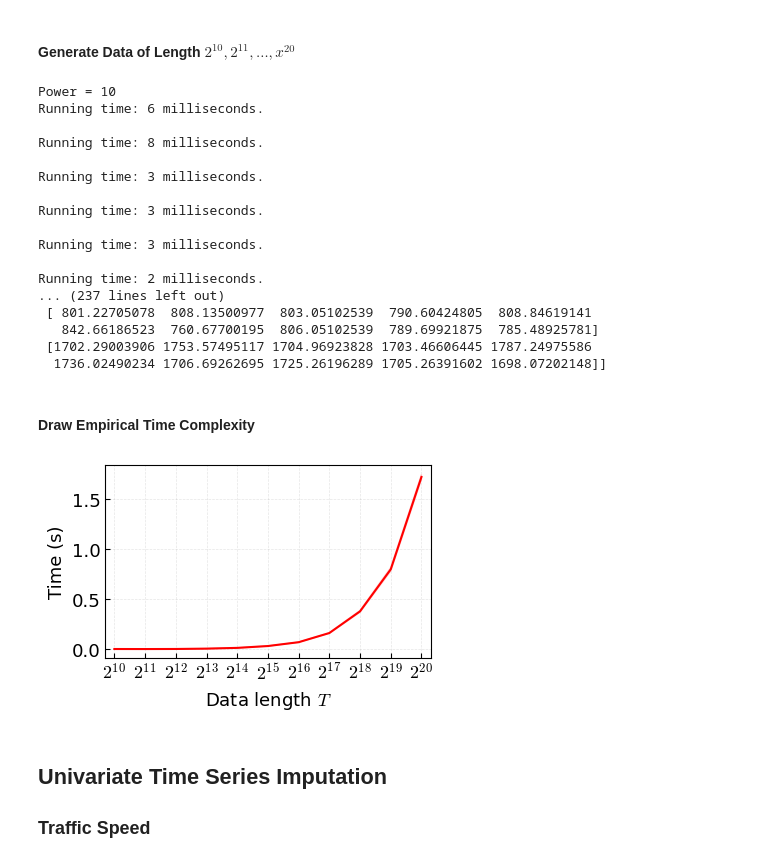
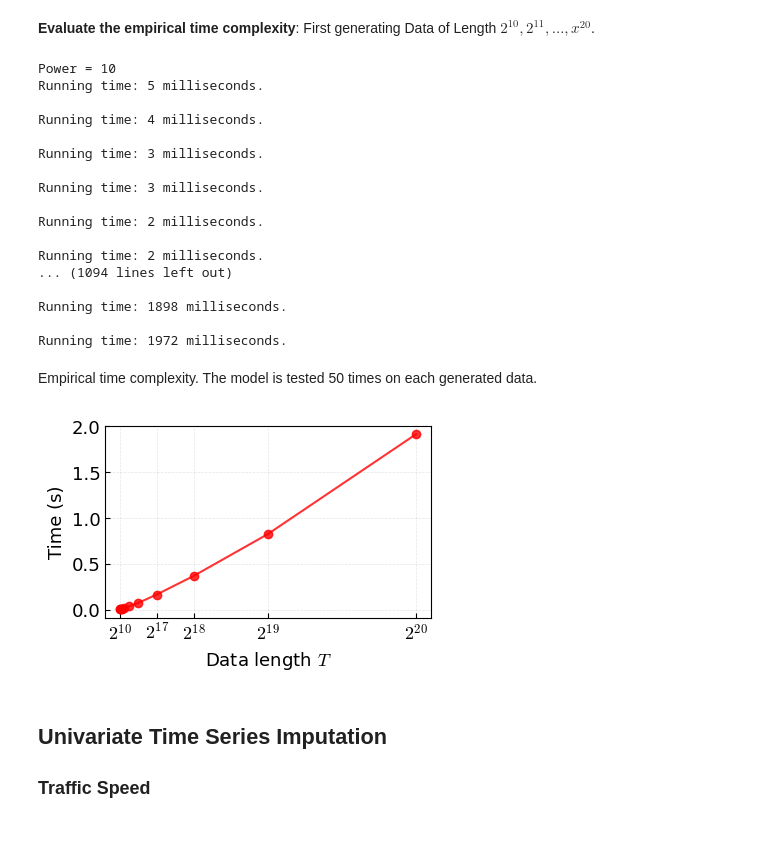
Before and after one commit to xinychen/LCR, a Jupyter notebook: univariate-models/LCR.ipynb, the cells around one changed output. Drawn from its saved outputs; the diff is of its cells as text; code cells hidden in the pictures; blank space fills up the shorter version.

```diff
--- a/univariate-models/LCR.ipynb
+++ b/univariate-models/LCR.ipynb
@@ -59,7 +59,7 @@ def LCR(y_true, y, lmbda, gamma, tau, maxiter = 50):
             print()
     return x
 # %% [markdown]
-#### Generate Data of Length $2^{10},2^{11},\ldots,x^{20}$
+**Evaluate the empirical time complexity**: First generating Data of Length $2^{10},2^{11},\ldots,x^{20}$.
 # %%
 import numpy as np
 np.random.seed(1)
@@ -67,73 +67,66 @@ import time
 
 tau = 2
 t = 0
-time_mat = np.zeros((11, 10))
+repeat = 50
+time_mat1 = np.zeros((11, repeat))
 for power in range(10, 21, 1):
     print('Power = {}'.format(power))
     T = 2 ** power
     y = np.random.randn(T)
     lmbda = 5e-3 * T
     gamma = 2 * lmbda
-    for i in range(10):
+    for i in range(repeat):
         start = time.time() * 1000
         x = LCR(y, y, lmbda, gamma, tau)
         end = time.time() * 1000
-        time_mat[t, i] = end - start
-        print('Running time: %d milliseconds.'%(time_mat[t, i]))
+        time_mat1[t, i] = end - start
+        print('Running time: %d milliseconds.'%(time_mat1[t, i]))
         print()
     t += 1
-print(time_mat)
 # %% [output]
 Power = 10
-Running time: 6 milliseconds.
+Running time: 5 milliseconds.
 
-Running time: 8 milliseconds.
-
-Running time: 3 milliseconds.
+Running time: 4 milliseconds.
 
 Running time: 3 milliseconds.
 
 Running time: 3 milliseconds.
 
 Running time: 2 milliseconds.
-... (237 lines left out)
- [ 801.22705078  808.13500977  803.05102539  790.60424805  808.84619141
-   842.66186523  760.67700195  806.05102539  789.69921875  785.48925781]
- [1702.29003906 1753.57495117 1704.96923828 1703.46606445 1787.24975586
-  1736.02490234 1706.69262695 1725.26196289 1705.26391602 1698.07202148]]
+
+Running time: 2 milliseconds.
+... (1094 lines left out)
+
+Running time: 1898 milliseconds.
+
+Running time: 1972 milliseconds.
-# %% [markdown]
-#### Draw Empirical Time Complexity
+# %% [markdown]
+Empirical time complexity. The model is tested 50 times on each generated data.
 # %%
 import matplotlib.pyplot as plt
 plt.rcParams['font.size'] = 13
 plt.rcParams['mathtext.fontset'] = 'cm'
 
 fig = plt.figure(figsize = (4.2, 2.5))
 ax = fig.add_subplot(1, 1, 1)
 
-power = time_mat.shape[0]
-plt.plot(np.mean(time_mat, axis = 1) / 1000, color = 'r')
-lower_error = np.mean(time_mat / 1000, axis = 1) - np.std(time_mat / 1000, axis = 1)
-upper_error = np.mean(time_mat / 1000, axis = 1) + np.std(time_mat / 1000, axis = 1)
-x = np.append(0, np.append(np.arange(0, power), np.flip(np.arange(0, power))))
-y = np.append(upper_error[0], np.append(lower_error, np.flip(upper_error)))
-plt.fill(x, y, color = 'r', alpha = 0.15)
+plt.plot(np.array([2**10, 2**11, 2**12, 2**13, 2**14, 2**15,
+                   2**16, 2**17, 2**18, 2**19, 2**20]),
+         np.mean(time_mat1, axis = 1) / 1000, '-o', color = 'r', alpha = 0.8)
 
-plt.xlim([-0.3, 10.3])
 plt.xlabel(r'Data length $T$')
 plt.ylabel('Time (s)')
-labels = [r'$2^{10}$', r'$2^{11}$', r'$2^{12}$', r'$2^{13}$',
-          r'$2^{14}$', r'$2^{15}$', r'$2^{16}$', r'$2^{17}$',
+labels = [r'$2^{10}$', r'$2^{17}$',
           r'$2^{18}$', r'$2^{19}$', r'$2^{20}$']
-plt.xticks(np.arange(0, 11), labels)
-# plt.yticks(np.arange(0, 10, 2))
+plt.xticks(np.array([2**10, 2**17, 2**18, 2**19, 2**20]), labels)
 ax.tick_params(direction = "in")
-ax.tick_params(which = 'minor', direction = "in")
+ax.tick_params(which = 'minor', direction = 'in')
 ax.grid(color='gray', linestyle='dashed', linewidth=0.5, alpha=0.2)
 plt.show()
-fig.savefig("empirical_time_complexity_curve.pdf", bbox_inches = "tight")
+fig.savefig('../results/empirical_time_complexity_curve_linear.pdf', bbox_inches = 'tight')
 # %% [output]
-[figure, old version]
+[figure, new version]
 # %% [markdown]
 ## Univariate Time Series Imputation
 
```
Also changed, not shown: parts of 2 cells of this notebook.
